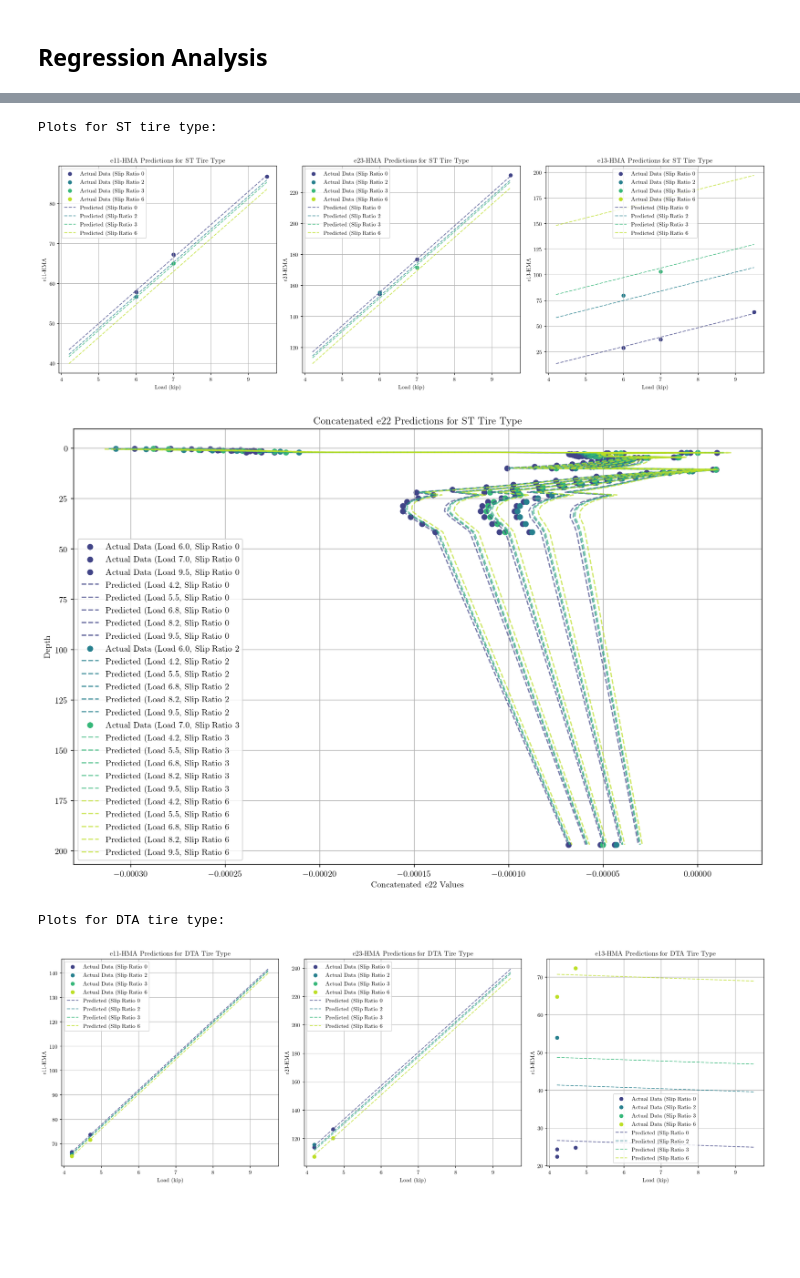
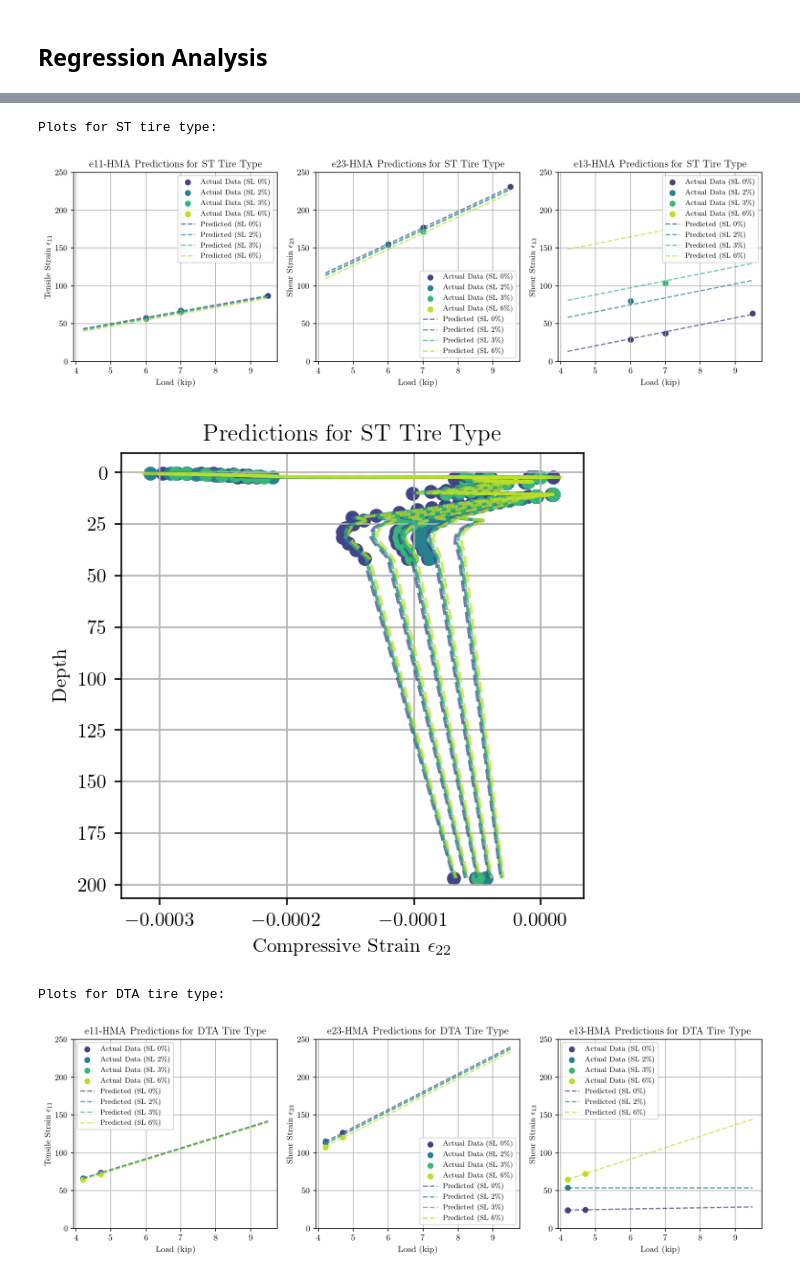
Before and after one commit to Johann-Cardenas/DesignLab, a Jupyter notebook: MPEDG/LEF.ipynb, the cells around one changed output, grey strips where cells are left out. Cells and saved outputs as stored; diff of their text form; code cells hidden in the pictures; blank space fills up the shorter version.

```diff
--- a/MPEDG/LEF.ipynb
+++ b/MPEDG/LEF.ipynb
@@ -339,7 +356,7 @@ data = {
     'Slip Ratio': ['0%', '2%', '0%', '3%', '0%', '0%', '2%', '0%', '6%', '0%', '6%'],
     'e11-HMA': [57.9243, 56.652, 67.2787, 65.0506, 86.8035, 66.4725, 65.739, 66.5973, 64.9395, 73.7862, 71.7091],
     'e23-HMA': [154.492, 155.507, 176.7875, 171.6585, 231.048, 113.8235, 115.629, 113.929, 107.222, 126.532, 120.189],
-    'e13-HMA': [28.9568, 79.9135, 37.09325, 103.3405, 63.8575, 24.4287, 53.933, 22.4484, 64.8305, 24.81245, 72.3455],
+    'e13-HMA': [28.9568, 79.9135, 37.09325, 103.3405, 63.8575, 24.4287, 53.933, 24.4287, 64.8305, 24.81245, 72.3455],
     'e22-HMA1': [[-2.98E-04, -2.79E-04, -2.63E-04, -2.54E-04, -2.47E-04, -2.39E-04, -2.31E-04, -2.24E-04],
                  [-3.08E-04, -2.92E-04, -2.72E-04, -2.57E-04, -2.44E-04, -2.32E-04, -2.21E-04, -2.11E-04],
                  [-2.87E-04, -2.68E-04, -2.53E-04, -2.46E-04, -2.41E-04, -2.37E-04, -2.34E-04, -2.31E-04],
@@ -398,4 +415,6 @@ data = {
 }
 
 df = pd.DataFrame(data)
+# Convert 'Slip Ratio' to numerical by stripping '%' and converting to float
+df['Slip Ratio'] = df['Slip Ratio'].str.rstrip('%').astype('float') / 100.0
 # %%
@@ -511,7 +549,7 @@ depth = [
 
 def plot_predictions_separated_by_slip_ratio(models, df, tire_type_label):
     # Plot for e11-HMA, e23-HMA, and e13-HMA
-    fig, axes = plt.subplots(1, 3, figsize=(18, 6), dpi=150)
+    fig, axes = plt.subplots(1, 3, figsize=(12, 4), dpi=150)
     plt.rc('text', usetex=True)
     plt.rc('font', family='serif')
 
@@ -519,67 +557,99 @@ def plot_predictions_separated_by_slip_ratio(models, df, tire_type_label):
         ax = axes[idx]
         for slip_ratio, color in zip(unique_slip_ratios, colors):
             mask = df['Slip Ratio'] == slip_ratio
-            ax.scatter(df.loc[mask, 'Load (kip)'], df.loc[mask, target], color=color, label=f'Actual Data (Slip Ratio {slip_ratio:.0%})')
+            ax.scatter(df.loc[mask, 'Load (kip)'], df.loc[mask, target], color=color, label=f'Actual Data (SL {slip_ratio:.0%})'.replace('%', r'\%'))
 
         for slip_ratio, color in zip(unique_slip_ratios, colors):
-            model = models[target]
-            grid_data = pd.DataFrame({'Load (kip)': load_range, 'Slip Ratio': slip_ratio})
-            predictions = model.predict(grid_data)
-            ax.plot(load_range, predictions, color=color, linestyle='--', alpha=0.7, label=f'Predicted (Slip Ratio {slip_ratio:.0%})')
+            # Adjust prediction logic based on tire type and target
+            if tire_type_label == 'ST' or (tire_type_label == 'DTA' and target != 'e13-HMA'):
+                model = models[target]
+                if model:
+                    grid_data = pd.DataFrame({'Load (kip)': load_range, 'Slip Ratio': slip_ratio})
+                    predictions = model.predict(grid_data)
+                    ax.plot(load_range, predictions, color=color, linestyle='--', alpha=0.7, label=f'Predicted (SL {slip_ratio:.0%})'.replace('%', r'\%'))
+            elif tire_type_label == 'DTA' and target == 'e13-HMA':
+                # For DTA and e13-HMA, use separate models for each slip ratio
+                if isinstance(models[target], dict):
+                    model = models[target].get(slip_ratio)
+                    if model:
+                        grid_data = pd.DataFrame({'Load (kip)': load_range, 'Slip Ratio': slip_ratio})
+                        predictions = model.predict(grid_data)
+                        ax.plot(load_range, predictions, color=color, linestyle='--', alpha=0.7, label=f'Predicted (SL {slip_ratio:.0%})'.replace('%', r'\%'))
+                else:
+                    # Fall back in case models[target] is not a dict (i.e., a single model)
+                    model = models[target]
+                    if model:
+                        grid_data = pd.DataFrame({'Load (kip)': load_range, 'Slip Ratio': slip_ratio})
+                        predictions = model.predict(grid_data)
+                        ax.plot(load_range, predictions, color=color, linestyle='--', alpha=0.7, label=f'Predicted (SL {slip_ratio:.0%})'.replace('%', r'\%'))
 
         ax.set_title(f'{target} Predictions for {tire_type_label} Tire Type')
         ax.set_xlabel('Load (kip)')
-        ax.set_ylabel(target)
-        ax.legend()
+
+        if target == 'e11-HMA':
+            ax.set_ylabel('Tensile Strain $\epsilon_{11}$')
+            ax.set_ylim(0, 250)
+        elif target == 'e23-HMA':
+            ax.set_ylabel('Shear Strain $\epsilon_{23}$')
+            ax.set_ylim(0, 250)
+        elif target == 'e13-HMA':
+            ax.set_ylabel('Shear Strain $\epsilon_{13}$')
+            ax.set_ylim(0, 250)
+
+        ax.legend(loc='best', fontsize='small')
         ax.grid(True)
 
     plt.tight_layout()
     plt.show()
 
     # Plot for concatenated e22 array predictions
-    plt.figure(figsize=(12, 8), dpi=150)
+    plt.figure(figsize=(4, 4), dpi=150)
     plt.rc('text', usetex=True)
     plt.rc('font', family='serif')
 
     for slip_ratio, color in zip(unique_slip_ratios, colors):
         mask = df['Slip Ratio'] == slip_ratio
 
         # Concatenate all e22 actual values for each case
         for idx in mask[mask].index:
             actual_values_concat = np.concatenate([
                 df.loc[idx, 'e22-HMA1'], df.loc[idx, 'e22-HMA2'], df.loc[idx, 'e22-HMA3'],
                 df.loc[idx, 'e22-BS'], df.loc[idx, 'e22-SG']
             ])
             load_value = df.loc[idx, 'Load (kip)']  # Extract the load value for the legend
-            plt.scatter(actual_values_concat, depth[:len(actual_values_concat)], color=color, label=f'Actual Data (Load {load_value:.1f}, Slip Ratio {slip_ratio:.0%})')
+            plt.scatter(actual_values_concat, depth[:len(actual_values_concat)], color=color, label=f'Actual Data (P {load_value:.1f} kips, SL {slip_ratio:.0%})'.replace('%', r'\%'))
 
         # Predict concatenated e22 values for each combination of load and slip ratio
-        grid_data = pd.DataFrame({'Load (kip)': load_range, 'Slip Ratio': slip_ratio})
-        predictions_concat = models['e22'].predict(grid_data)
+        model = models['e22']
+        if model:
+            grid_data = pd.DataFrame({'Load (kip)': load_range, 'Slip Ratio': slip_ratio})
+            predictions_concat = model.predict(grid_data)
 
-        # Plot predicted e22 values
-        for i, load_value in enumerate(load_range):
-            plt.plot(predictions_concat[i], depth[:len(predictions_concat[i])], color=color, linestyle='--', alpha=0.7, label=f'Predicted (Load {load_value:.1f}, Slip Ratio {slip_ratio:.0%})')
+            # Plot predicted e22 values
+            for i, load_value in enumerate(load_range):
+                plt.plot(predictions_concat[i], depth[:len(predictions_concat[i])], color=color, linestyle='--', alpha=0.7, label=f'Predicted (P {load_value:.1f} kips, SL {slip_ratio:.0%})'.replace('%', r'\%'))
 
-    plt.title(f'Concatenated e22 Predictions for {tire_type_label} Tire Type')
-    plt.xlabel('Concatenated e22 Values')
+    plt.title(f'Predictions for {tire_type_label} Tire Type')
+    plt.xlabel('Compressive Strain $\epsilon_{22}$')
     plt.ylabel('Depth')
     plt.gca().invert_yaxis()  # Invert Y-axis
-    plt.legend()
+    plt.legend(loc='lower left')
+    # hide legend
+    plt.legend().set_visible(False)
     plt.grid(True)
     plt.tight_layout()
     plt.show()
 
 # Plot predictions for ST tire type
 print("Plots for ST tire type:")
 plot_predictions_separated_by_slip_ratio(models_st, df_st, 'ST')
 
 # Plot predictions for DTA tire type
 print("Plots for DTA tire type:")
 plot_predictions_separated_by_slip_ratio(models_dta, df_dta, 'DTA')
 # %% [output]
 Plots for ST tire type:
-[figure, old version]
+[figure, new version]
-[figure, old version]
+[figure, new version]
 Plots for DTA tire type:
-[figure, old version]
+[figure, new version]
```
Also changed, not shown: parts of 21 cells of this notebook, 2 other files.
